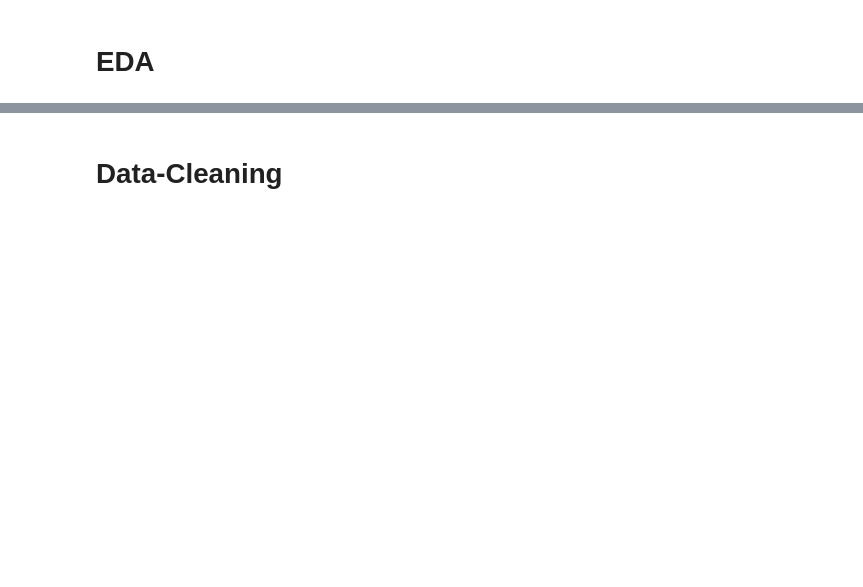
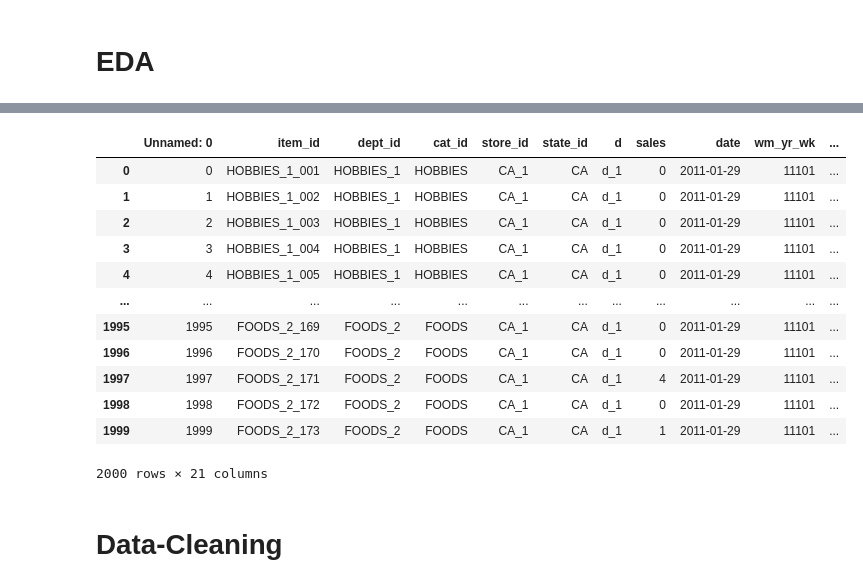
Before and after one commit to davidrimon2004/DEPI_project, a Jupyter notebook: project.ipynb, the cells around one changed output, grey strips where cells are left out. Drawn from its saved outputs; the diff is of its cells as text; code cells hidden in the pictures; blank space fills up the shorter version.

```diff
--- a/project.ipynb
+++ b/project.ipynb
@@ -32,5 +32,5 @@ import numpy as np
 # %% [markdown]
 ## data reading
 # %%
-sales_validation=pd.read_csv('/kaggle/input/m5-forecasting-accuracy/sales_train_validation.csv')
-sales_validation.head(3)
+#sales_validation=pd.read_csv('/kaggle/input/m5-forecasting-accuracy/sales_train_validation.csv')
+#sales_validation.head(3)
@@ -121,2 +240,18 @@ final_data.to_csv("/kaggle/working/data.csv")
+# %%
+data.head(2000)
+# %% [output]
+|  | Unnamed: 0 | item_id | dept_id | cat_id | store_id | state_id | d | sales | date | wm_yr_wk | ... |
+| 0 | 0 | HOBBIES_1_001 | HOBBIES_1 | HOBBIES | CA_1 | CA | d_1 | 0 | 2011-01-29 | 11101 | ... |
+| 1 | 1 | HOBBIES_1_002 | HOBBIES_1 | HOBBIES | CA_1 | CA | d_1 | 0 | 2011-01-29 | 11101 | ... |
+| 2 | 2 | HOBBIES_1_003 | HOBBIES_1 | HOBBIES | CA_1 | CA | d_1 | 0 | 2011-01-29 | 11101 | ... |
+| 3 | 3 | HOBBIES_1_004 | HOBBIES_1 | HOBBIES | CA_1 | CA | d_1 | 0 | 2011-01-29 | 11101 | ... |
+| 4 | 4 | HOBBIES_1_005 | HOBBIES_1 | HOBBIES | CA_1 | CA | d_1 | 0 | 2011-01-29 | 11101 | ... |
+| ... | ... | ... | ... | ... | ... | ... | ... | ... | ... | ... | ... |
+| 1995 | 1995 | FOODS_2_169 | FOODS_2 | FOODS | CA_1 | CA | d_1 | 0 | 2011-01-29 | 11101 | ... |
+| 1996 | 1996 | FOODS_2_170 | FOODS_2 | FOODS | CA_1 | CA | d_1 | 0 | 2011-01-29 | 11101 | ... |
+| 1997 | 1997 | FOODS_2_171 | FOODS_2 | FOODS | CA_1 | CA | d_1 | 4 | 2011-01-29 | 11101 | ... |
+| 1998 | 1998 | FOODS_2_172 | FOODS_2 | FOODS | CA_1 | CA | d_1 | 0 | 2011-01-29 | 11101 | ... |
+| 1999 | 1999 | FOODS_2_173 | FOODS_2 | FOODS | CA_1 | CA | d_1 | 1 | 2011-01-29 | 11101 | ... |
+2000 rows × 21 columns
 # %% [markdown]
 # Data-Cleaning
```
Also changed, not shown: parts of 15 cells of this notebook.
